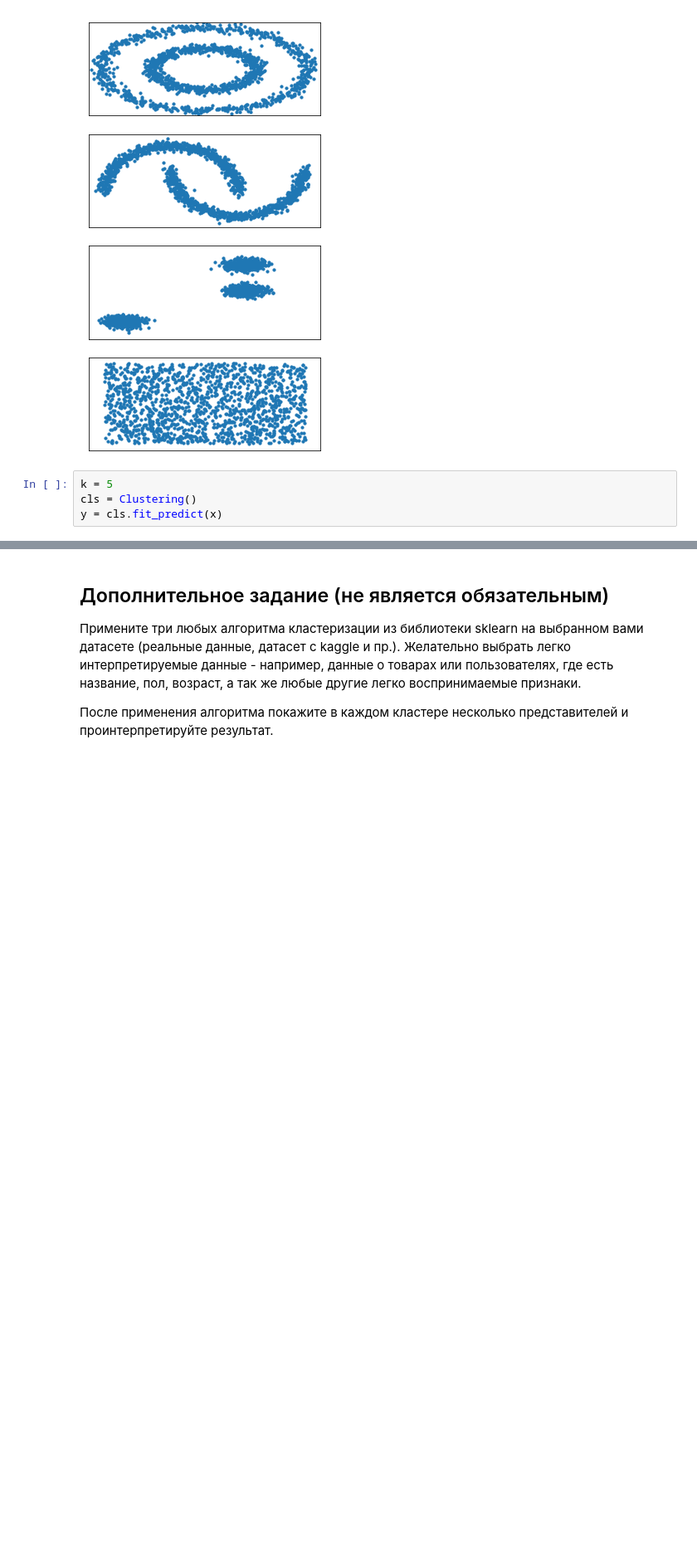
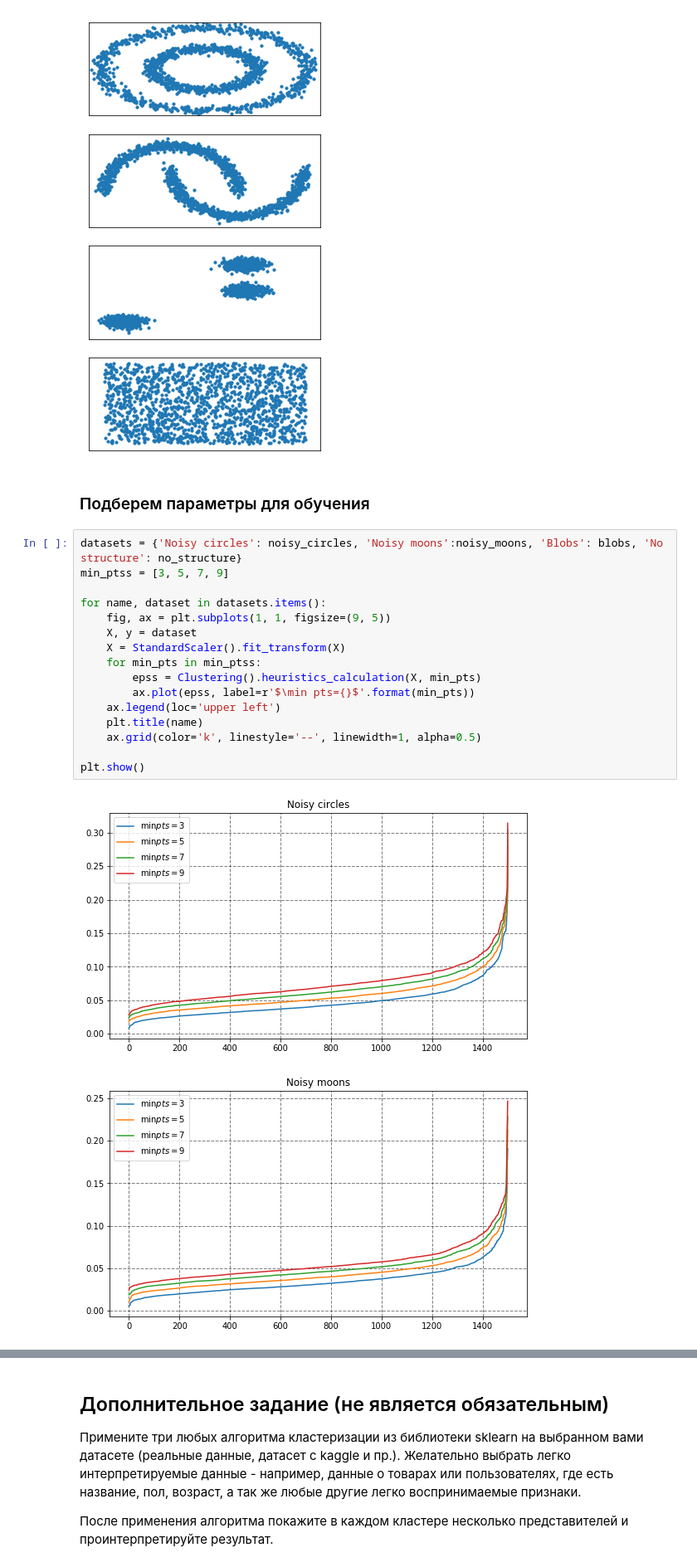
Before and after one commit to mynog/otus-big-data-dbscan-implement, a Jupyter notebook: dbscan_implementing.ipynb, the cells around one changed output, grey strips where cells are left out. Shown at 83% size. Saved outputs shown, nothing was run; the diff lists cells and outputs as text; blank space fills up the shorter version.

```diff
--- a/dbscan_implementing.ipynb
+++ b/dbscan_implementing.ipynb
@@ -254,7 +255,24 @@ for i_dataset, dataset in enumerate(data):
 plt.show()
 # %% [output]
 [figure]
-# %%
-k = 5
-cls = Clustering()
-y = cls.fit_predict(x)
+# %% [markdown]
+### Подберем параметры для обучения
+# %%
+datasets = {'Noisy circles': noisy_circles, 'Noisy moons':noisy_moons, 'Blobs': blobs, 'No structure': no_structure}
+min_ptss = [3, 5, 7, 9]
+
+for name, dataset in datasets.items():
+    fig, ax = plt.subplots(1, 1, figsize=(9, 5))
+    X, y = dataset
+    X = StandardScaler().fit_transform(X)
+    for min_pts in min_ptss:
+        epss = Clustering().heuristics_calculation(X, min_pts)
+        ax.plot(epss, label=r'$\min pts={}$'.format(min_pts))
+    ax.legend(loc='upper left')
+    plt.title(name)
+    ax.grid(color='k', linestyle='--', linewidth=1, alpha=0.5)
+
+plt.show()
+# %% [output]
+[figure, added]
+[figure, added]
```
Also changed, not shown: parts of 7 cells of this notebook.
